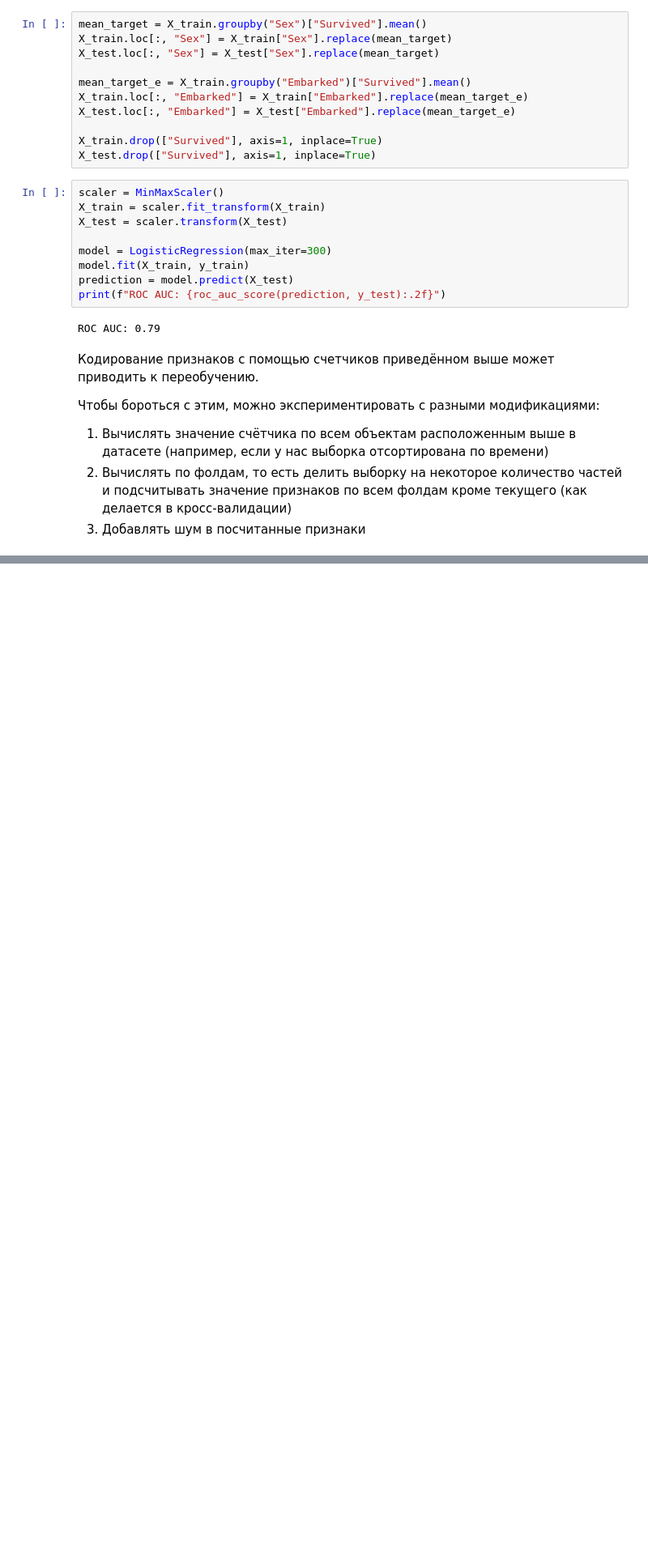
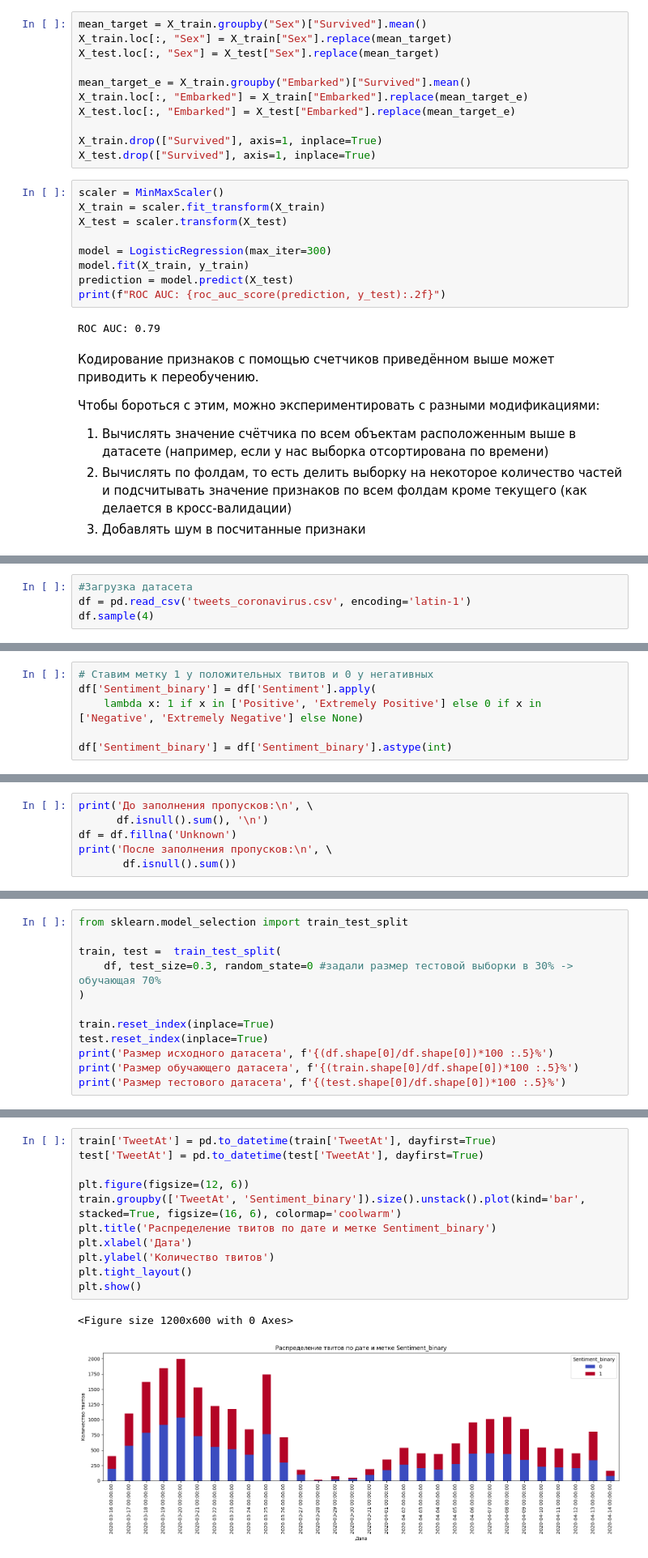
Before and after one commit to vishnevetskii1/templates, a Jupyter notebook: text.ipynb, the cells around one changed output, grey strips where cells are left out. Shown: that part at 81% size. Saved outputs shown, nothing was run; the diff lists cells and outputs as text; blank space fills up the shorter version.

```diff
--- a/text.ipynb
+++ b/text.ipynb
@@ -1039,0 +1204,4 @@ ROC AUC: 0.79
+# %%
+#Загрузка датасета
+df = pd.read_csv('tweets_coronavirus.csv', encoding='latin-1')
+df.sample(4)
@@ -1039,0 +1239,6 @@ ROC AUC: 0.79
+# %%
+# Ставим метку 1 у положительных твитов и 0 у негативных
+df['Sentiment_binary'] = df['Sentiment'].apply(
+    lambda x: 1 if x in ['Positive', 'Extremely Positive'] else 0 if x in ['Negative', 'Extremely Negative'] else None)
+
+df['Sentiment_binary'] = df['Sentiment_binary'].astype(int)
@@ -1039,0 +1265,6 @@ ROC AUC: 0.79
+# %%
+print('До заполнения пропусков:\n', \
+      df.isnull().sum(), '\n')
+df = df.fillna('Unknown')
+print('После заполнения пропусков:\n', \
+       df.isnull().sum())
@@ -1039,0 +1295,12 @@ ROC AUC: 0.79
+# %%
+from sklearn.model_selection import train_test_split
+
+train, test =  train_test_split(
+    df, test_size=0.3, random_state=0 #задали размер тестовой выборки в 30% -> обучающая 70%
+)
+
+train.reset_index(inplace=True)
+test.reset_index(inplace=True)
+print('Размер исходного датасета', f'{(df.shape[0]/df.shape[0])*100 :.5}%')
+print('Размер обучающего датасета', f'{(train.shape[0]/df.shape[0])*100 :.5}%')
+print('Размер тестового датасета', f'{(test.shape[0]/df.shape[0])*100 :.5}%')
@@ -1039,0 +2143,14 @@ ROC AUC: 0.79
+# %%
+train['TweetAt'] = pd.to_datetime(train['TweetAt'], dayfirst=True)
+test['TweetAt'] = pd.to_datetime(test['TweetAt'], dayfirst=True)
+
+plt.figure(figsize=(12, 6))
+train.groupby(['TweetAt', 'Sentiment_binary']).size().unstack().plot(kind='bar', stacked=True, figsize=(16, 6), colormap='coolwarm')
+plt.title('Распределение твитов по дате и метке Sentiment_binary')
+plt.xlabel('Дата')
+plt.ylabel('Количество твитов')
+plt.tight_layout()
+plt.show()
+# %% [output]
+<Figure size 1200x600 with 0 Axes>
+[figure, added]
```
Also changed, not shown: parts of 193 cells of this notebook.
